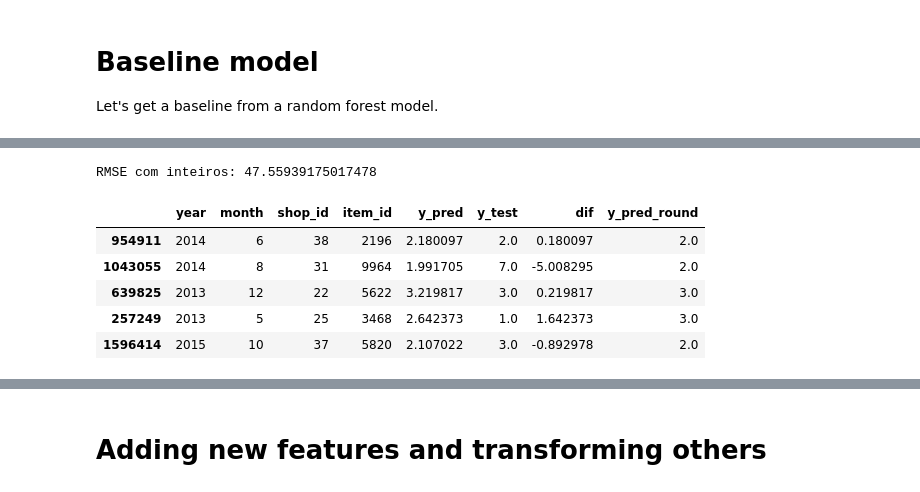
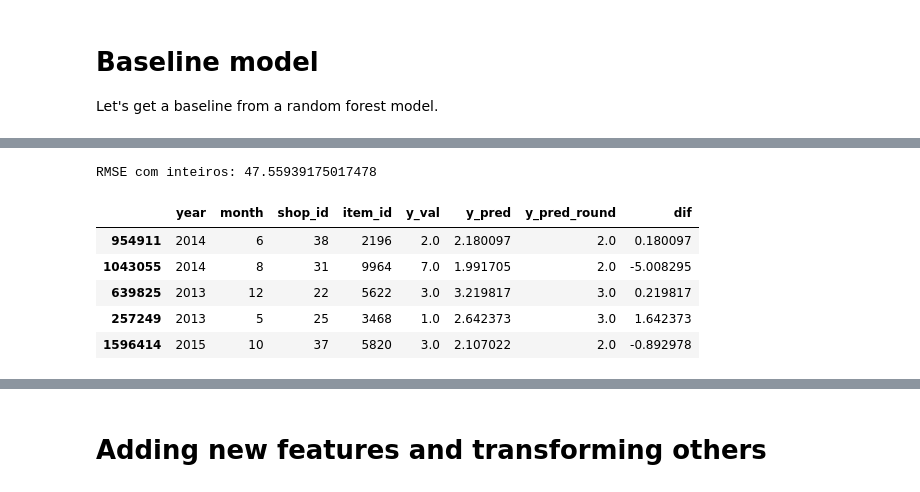
Before and after one commit to guyrux/predict_future_sales, a Jupyter notebook: notebook/1_data_understanding.ipynb, the cells around one changed output, grey strips where cells are left out. Drawn from its saved outputs; the diff is of its cells as text; code cells hidden in the pictures.

```diff
--- a/notebook/1_data_understanding.ipynb
+++ b/notebook/1_data_understanding.ipynb
@@ -243,7 +252,7 @@ from sklearn.model_selection import train_test_split
 # %%
 %%time
 
-X_train, X_test, y_train, y_test = train_test_split(
+X_train, X_val, y_train, y_val = train_test_split(
     df_train.drop("item_cnt_month", axis=1), df_train["item_cnt_month"], train_size=.2, random_state=42, shuffle=True, stratify=None)
 
 model = RandomForestRegressor(
@@ -253,7 +262,7 @@ model = RandomForestRegressor(
 
 model.fit(X_train, y_train)
 
-y_pred = model.predict(X_test)
+y_pred = model.predict(X_val)
 
-rmse(y_test, y_pred)
+rmse(y_val, y_pred)
 # %% [output]
@@ -262,21 +271,21 @@ Wall time: 37.3 s
 # %%
-X_test["y_test"] = y_test
-X_test["y_pred"] = y_pred
-X_test["y_pred_round"] = np.rint(y_pred)
-X_test["dif"] = X_test["y_pred"] - X_test["y_test"]
-X_test.sort_values(by="dif", ascending=False).head()
+X_val["y_val"] = y_val
+X_val["y_pred"] = y_pred
+X_val["y_pred_round"] = np.rint(y_pred)
+X_val["dif"] = X_val["y_pred"] - X_val["y_val"]
+X_val.sort_values(by="dif", ascending=False).head()
 
-print(f"RMSE com inteiros: {rmse(y_test, np.rint(y_pred))}")
+print(f"RMSE com inteiros: {rmse(y_val, np.rint(y_pred))}")
 
-X_test.head()
+X_val.head()
 # %% [output]
 RMSE com inteiros: 47.55939175017478
-|  | year | month | shop_id | item_id | y_pred | y_test | dif | y_pred_round |
-| 954911 | 2014 | 6 | 38 | 2196 | 2.180097 | 2.0 | 0.180097 | 2.0 |
-| 1043055 | 2014 | 8 | 31 | 9964 | 1.991705 | 7.0 | -5.008295 | 2.0 |
-| 639825 | 2013 | 12 | 22 | 5622 | 3.219817 | 3.0 | 0.219817 | 3.0 |
-| 257249 | 2013 | 5 | 25 | 3468 | 2.642373 | 1.0 | 1.642373 | 3.0 |
-| 1596414 | 2015 | 10 | 37 | 5820 | 2.107022 | 3.0 | -0.892978 | 2.0 |
+|  | year | month | shop_id | item_id | y_val | y_pred | y_pred_round | dif |
+| 954911 | 2014 | 6 | 38 | 2196 | 2.0 | 2.180097 | 2.0 | 0.180097 |
+| 1043055 | 2014 | 8 | 31 | 9964 | 7.0 | 1.991705 | 2.0 | -5.008295 |
+| 639825 | 2013 | 12 | 22 | 5622 | 3.0 | 3.219817 | 3.0 | 0.219817 |
+| 257249 | 2013 | 5 | 25 | 3468 | 1.0 | 2.642373 | 3.0 | 1.642373 |
+| 1596414 | 2015 | 10 | 37 | 5820 | 3.0 | 2.107022 | 2.0 | -0.892978 |
 # %%
 # Verificar as diferenças.
 # É importante verificar que a quantidade vendida é um número inteiro.
```
Also changed, not shown: parts of 7 cells of this notebook.
